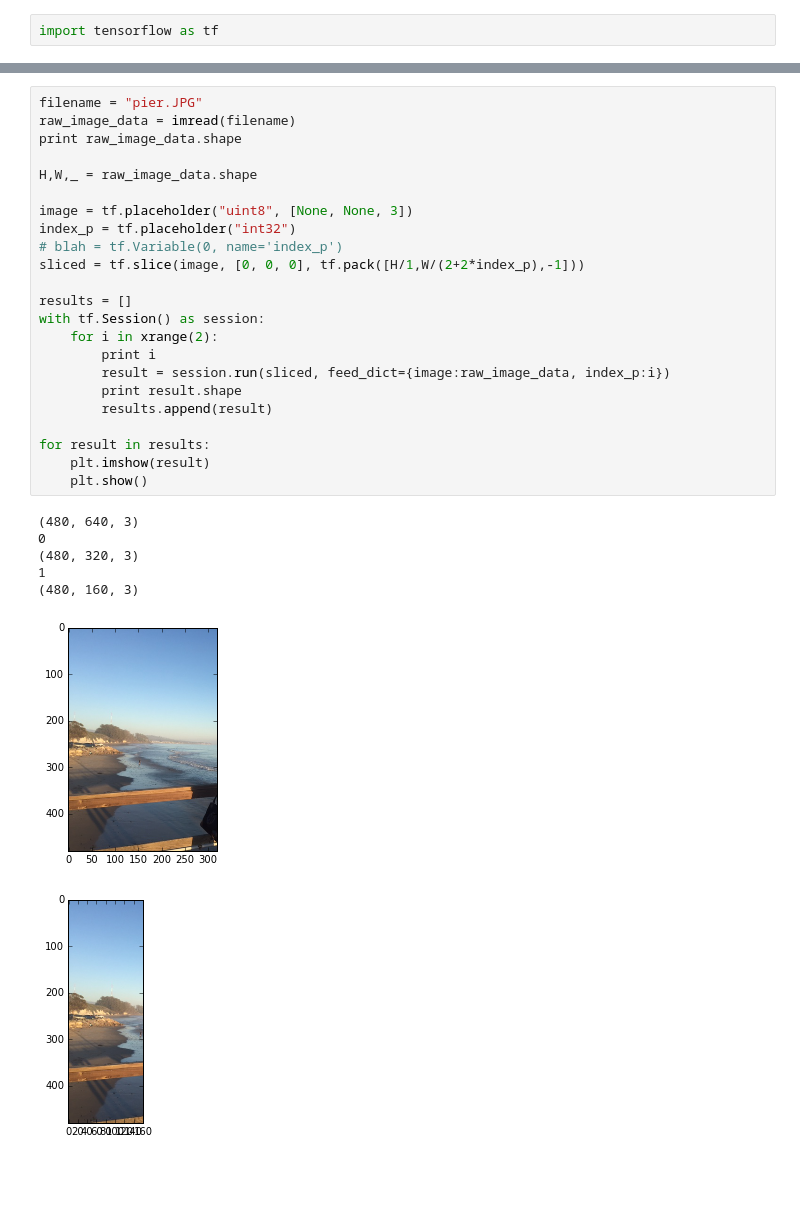
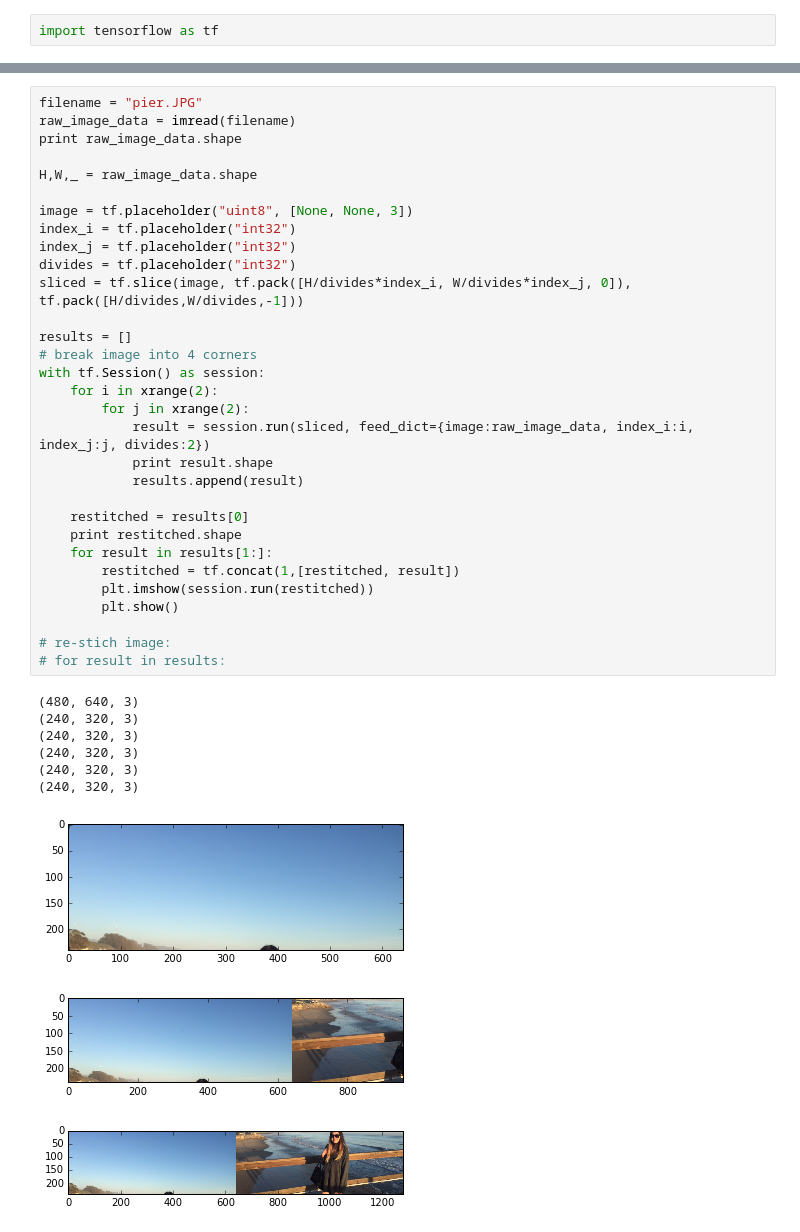
Before and after one commit to skiptomyliu/scratchpad, a Jupyter notebook: Untitled.ipynb, the cells around one changed output, grey strips where cells are left out. Drawn from its saved outputs; the diff is of its cells as text; blank space fills up the shorter version.

```diff
--- a/Untitled.ipynb
+++ b/Untitled.ipynb
@@ -11,31 +16,41 @@ from scipy.misc import imread, imresize
 # %%
 filename = "pier.JPG"
 raw_image_data = imread(filename)
 print raw_image_data.shape
 
 H,W,_ = raw_image_data.shape
 
 image = tf.placeholder("uint8", [None, None, 3])
-index_p = tf.placeholder("int32")
-# blah = tf.Variable(0, name='index_p')
-sliced = tf.slice(image, [0, 0, 0], tf.pack([H/1,W/(2+2*index_p),-1]))
+index_i = tf.placeholder("int32")
+index_j = tf.placeholder("int32")
+divides = tf.placeholder("int32")
+sliced = tf.slice(image, tf.pack([H/divides*index_i, W/divides*index_j, 0]), tf.pack([H/divides,W/divides,-1]))
 
 results = []
+# break image into 4 corners
 with tf.Session() as session:
     for i in xrange(2):
-        print i
-        result = session.run(sliced, feed_dict={image:raw_image_data, index_p:i})
-        print result.shape
-        results.append(result)
+        for j in xrange(2):
+            result = session.run(sliced, feed_dict={image:raw_image_data, index_i:i, index_j:j, divides:2})
+            print result.shape
+            results.append(result)
 
-for result in results:
-    plt.imshow(result)
-    plt.show()
+    restitched = results[0]
+    print restitched.shape
+    for result in results[1:]:
+        restitched = tf.concat(1,[restitched, result])
+        plt.imshow(session.run(restitched))
+        plt.show()
+
+# re-stich image:
+# for result in results:
 # %% [output]
 (480, 640, 3)
-0
-(480, 320, 3)
-1
-(480, 160, 3)
+(240, 320, 3)
+(240, 320, 3)
+(240, 320, 3)
+(240, 320, 3)
+(240, 320, 3)
-[figure, old version]
+[figure, new version]
-[figure, old version]
+[figure, new version]
+[figure, added]
```
Also changed, not shown: parts of 6 cells of this notebook, 2 other files.
